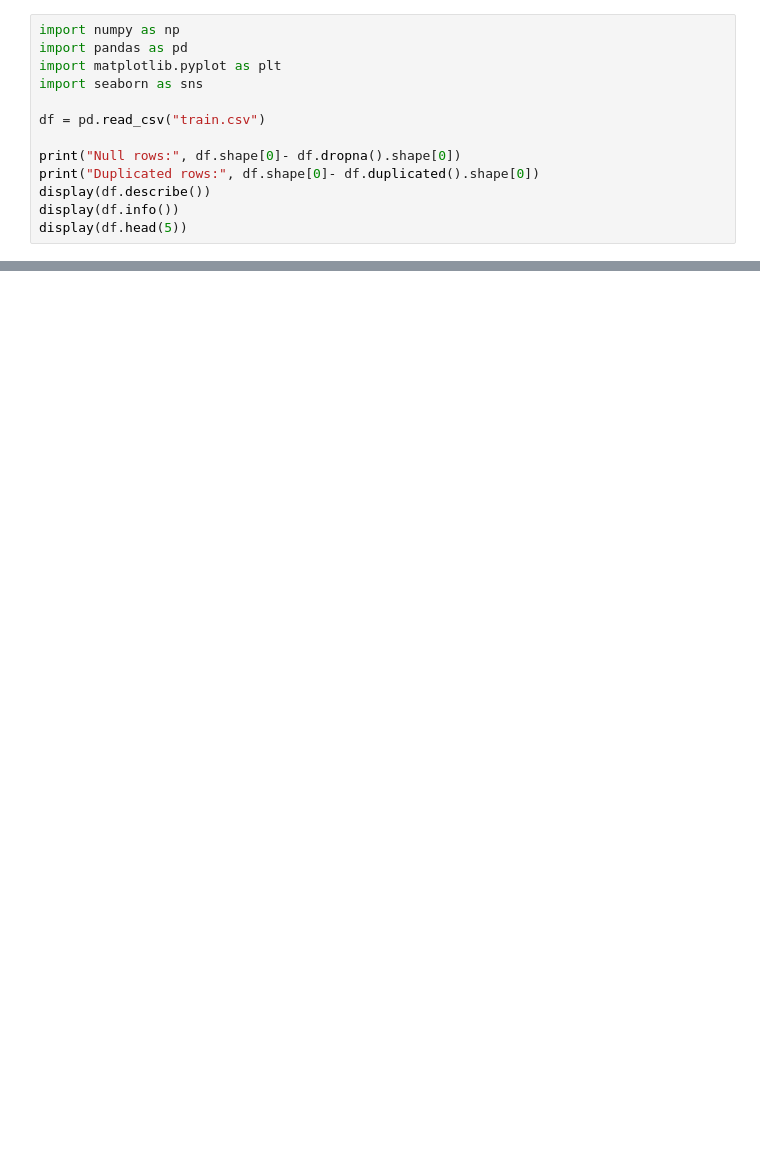
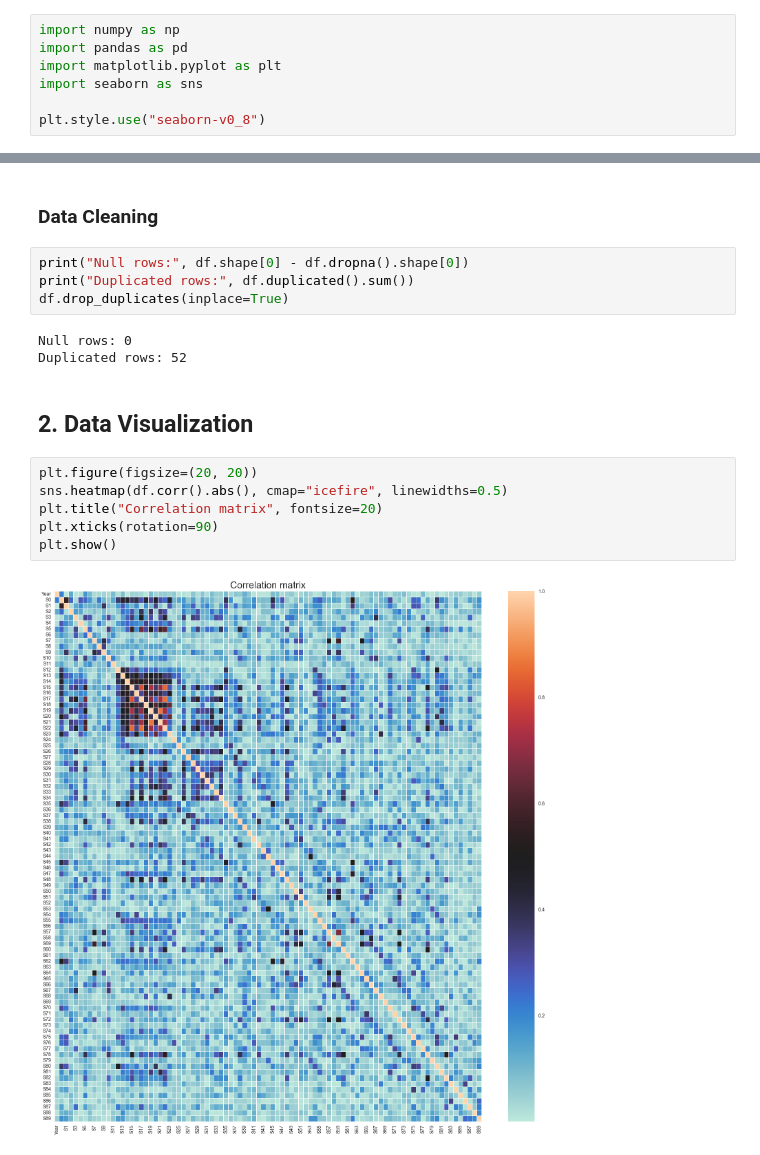
Before and after one commit to RiccardoEvangelisti/Data-Analytics-Project, a Jupyter notebook: Train_Module/train_module.ipynb, the cells around one changed output, grey strips where cells are left out. Drawn from its saved outputs; the diff is of its cells as text; blank space fills up the shorter version.

```diff
--- a/Train_Module/train_module.ipynb
+++ b/Train_Module/train_module.ipynb
@@ -4,10 +4,4 @@ import pandas as pd
 import matplotlib.pyplot as plt
 import seaborn as sns
 
-df = pd.read_csv("train.csv")
-
-print("Null rows:", df.shape[0]- df.dropna().shape[0])
-print("Duplicated rows:", df.shape[0]- df.duplicated().shape[0])
-display(df.describe())
-display(df.info())
-display(df.head(5))
+plt.style.use("seaborn-v0_8")
@@ -15,0 +58,19 @@ FileNotFoundError: [Errno 2] No such file or directory: 'train.csv'
+# %% [markdown]
+### Data Cleaning
+# %%
+print("Null rows:", df.shape[0] - df.dropna().shape[0])
+print("Duplicated rows:", df.duplicated().sum())
+df.drop_duplicates(inplace=True)
+# %% [output]
+Null rows: 0
+Duplicated rows: 52
+# %% [markdown]
+## 2. Data Visualization
+# %%
+plt.figure(figsize=(20, 20))
+sns.heatmap(df.corr().abs(), cmap="icefire", linewidths=0.5)
+plt.title("Correlation matrix", fontsize=20)
+plt.xticks(rotation=90)
+plt.show()
+# %% [output]
+[figure, added]
```
Also changed, not shown: parts of 17 cells of this notebook, 1 other file.
